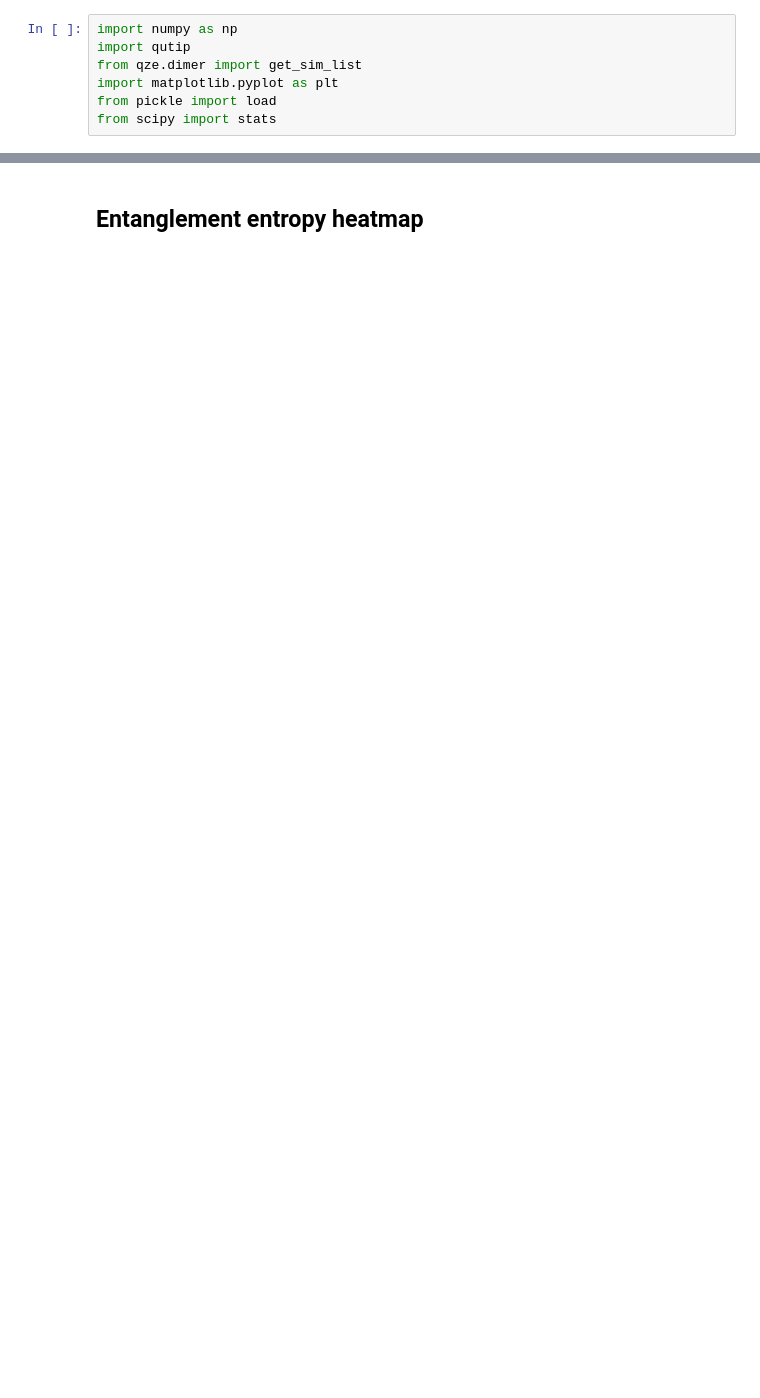
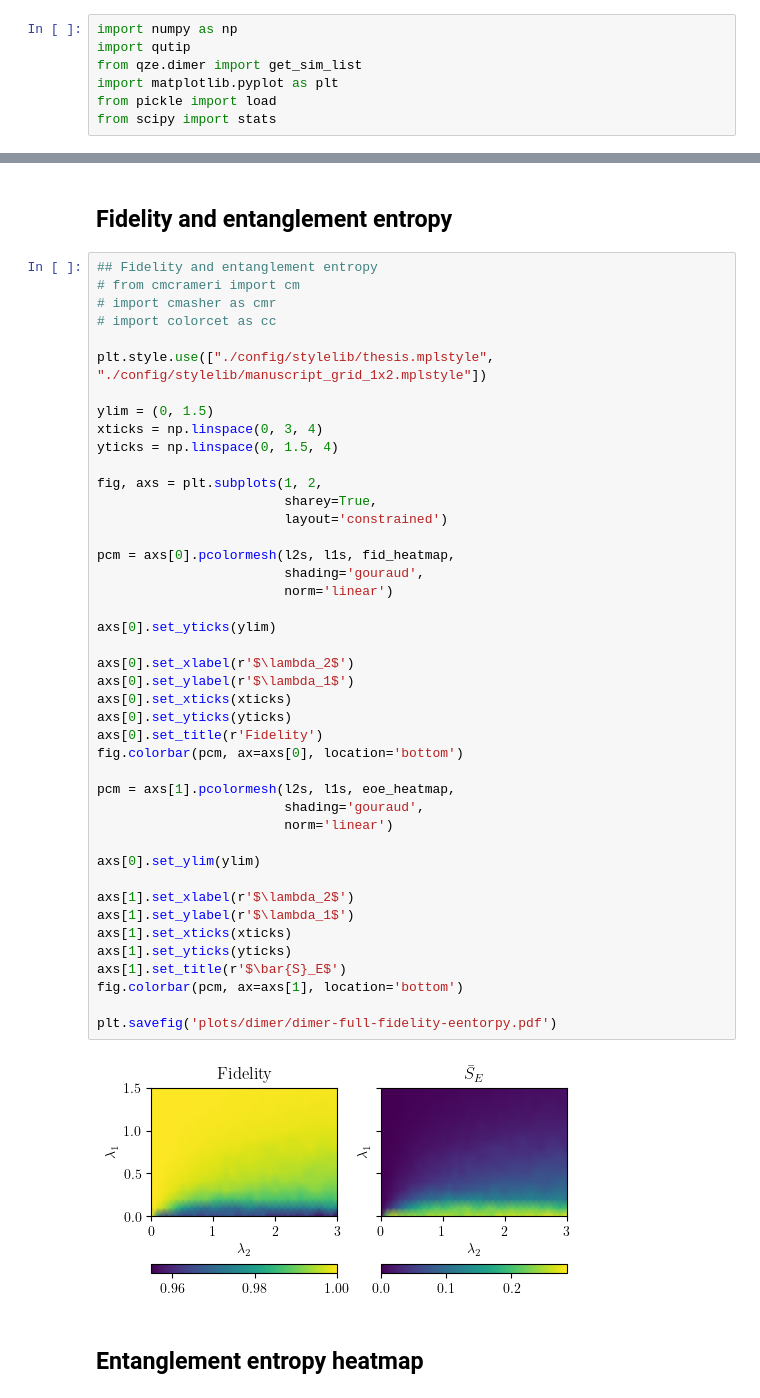
Before and after one commit to svrnzn/quantum-zeni, a Jupyter notebook: dimer/analysis/dimer-entanglement-entropy.ipynb, the cells around one changed output, grey strips where cells are left out. Cells and saved outputs as stored; diff of their text form; blank space fills up the shorter version.

```diff
--- a/dimer/analysis/dimer-entanglement-entropy.ipynb
+++ b/dimer/analysis/dimer-entanglement-entropy.ipynb
@@ -53,2 +68,49 @@ for sim in sim_list:
+# %% [markdown]
+## Fidelity and entanglement entropy
+# %%
+## Fidelity and entanglement entropy
+# from cmcrameri import cm
+# import cmasher as cmr
+# import colorcet as cc
+
+plt.style.use(["./config/stylelib/thesis.mplstyle", "./config/stylelib/manuscript_grid_1x2.mplstyle"])
+
+ylim = (0, 1.5)
+xticks = np.linspace(0, 3, 4)
+yticks = np.linspace(0, 1.5, 4)
+
+fig, axs = plt.subplots(1, 2,
+                        sharey=True,
+                        layout='constrained')
+
+pcm = axs[0].pcolormesh(l2s, l1s, fid_heatmap,
+                        shading='gouraud',
+                        norm='linear')
+
+axs[0].set_yticks(ylim)
+
+axs[0].set_xlabel(r'$\lambda_2$')
+axs[0].set_ylabel(r'$\lambda_1$')
+axs[0].set_xticks(xticks)
+axs[0].set_yticks(yticks)
+axs[0].set_title(r'Fidelity')
+fig.colorbar(pcm, ax=axs[0], location='bottom')
+
+pcm = axs[1].pcolormesh(l2s, l1s, eoe_heatmap,
+                        shading='gouraud',
+                        norm='linear')
+
+axs[0].set_ylim(ylim)
+
+axs[1].set_xlabel(r'$\lambda_2$')
+axs[1].set_ylabel(r'$\lambda_1$')
+axs[1].set_xticks(xticks)
+axs[1].set_yticks(yticks)
+axs[1].set_title(r'$\bar{S}_E$')
+fig.colorbar(pcm, ax=axs[1], location='bottom')
+
+plt.savefig('plots/dimer/dimer-full-fidelity-eentorpy.pdf')
+# %% [output]
+[figure, added]
 # %% [markdown]
 ## Entanglement entropy heatmap
```
Also changed, not shown: parts of 15 cells of this notebook, 15 other files.
